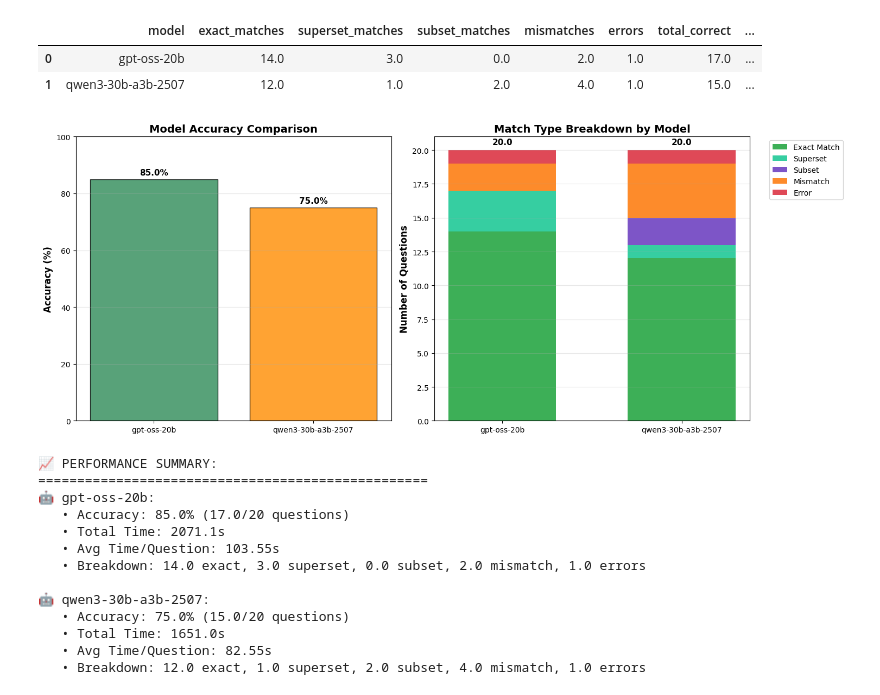
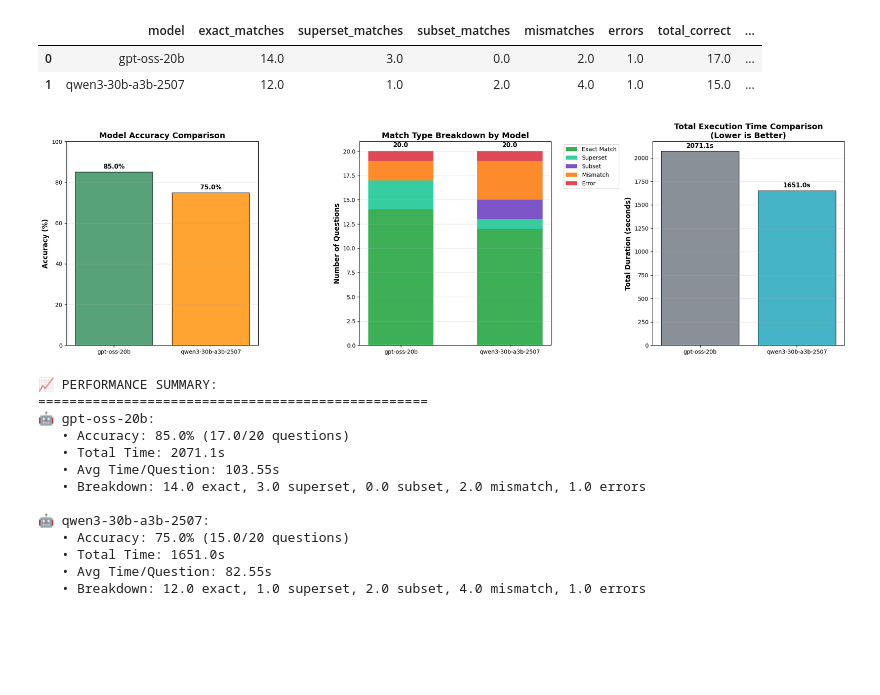
Before and after one commit to djouallah/semantic_sql_testing, a Jupyter notebook: SLM_SQL_test.ipynb, the cells around one changed output. Saved outputs shown, nothing was run; the diff lists cells and outputs as text; code cells hidden in the pictures; blank space fills up the shorter version.

```diff
--- a/SLM_SQL_test.ipynb
+++ b/SLM_SQL_test.ipynb
@@ -434,7 +434,7 @@ import matplotlib.pyplot as plt
 import numpy as np
 
 # Create a comprehensive bar chart showing model performance
-fig, (ax1, ax2) = plt.subplots(1, 2, figsize=(15, 6))
+fig, (ax1, ax2, ax3) = plt.subplots(1, 3, figsize=(20, 6))
 
 # Chart 1: Accuracy and Performance Metrics
 models = comparison_table['model'].tolist()
@@ -471,34 +471,46 @@ p2 = ax2.bar(x, superset, width, bottom=exact, label='Superset', color='#20c997'
 p3 = ax2.bar(x, subset, width, bottom=np.array(exact) + np.array(superset), label='Subset', color='#6f42c1', alpha=0.9)
 p4 = ax2.bar(x, mismatch, width, bottom=np.array(exact) + np.array(superset) + np.array(subset), label='Mismatch', color='#fd7e14', alpha=0.9)
 p5 = ax2.bar(x, errors, width, bottom=np.array(exact) + np.array(superset) + np.array(subset) + np.array(mismatch), label='Error', color='#dc3545', alpha=0.9)
 
 ax2.set_ylabel('Number of Questions', fontsize=12, fontweight='bold')
 ax2.set_title('Match Type Breakdown by Model', fontsize=14, fontweight='bold')
 ax2.set_xticks(x)
 ax2.set_xticklabels(models)
 ax2.legend(bbox_to_anchor=(1.05, 1), loc='upper left')
 ax2.grid(axis='y', alpha=0.3)
 
 # Add total values on top of stacked bars
 for i, model in enumerate(models):
     total = exact[i] + superset[i] + subset[i] + mismatch[i] + errors[i]
     ax2.text(i, total + 0.3, f'{total}', ha='center', va='bottom', fontweight='bold', fontsize=11)
 
+# Chart 3: Total Duration Comparison
+bars3 = ax3.bar(models, total_time, color=['#6c757d', '#17a2b8'], alpha=0.8, edgecolor='black', linewidth=1)
+ax3.set_ylabel('Total Duration (seconds)', fontsize=12, fontweight='bold')
+ax3.set_title('Total Execution Time Comparison\n(Lower is Better)', fontsize=14, fontweight='bold')
+ax3.grid(axis='y', alpha=0.3)
+
+# Add duration values on top of bars
+for bar, duration in zip(bars3, total_time):
+    height = bar.get_height()
+    ax3.text(bar.get_x() + bar.get_width()/2., height + max(total_time) * 0.01,
+             f'{duration}s', ha='center', va='bottom', fontweight='bold', fontsize=11)
+
 plt.tight_layout()
 plt.show()
 
 # Print summary statistics
 print("\n📈 PERFORMANCE SUMMARY:")
 print("=" * 50)
 for i, model in enumerate(models):
     print(f"🤖 {model}:")
     print(f"   • Accuracy: {accuracy[i]}% ({comparison_table.iloc[i]['total_correct']}/20 questions)")
     print(f"   • Total Time: {total_time[i]}s")
     print(f"   • Avg Time/Question: {avg_time[i]}s")
     print(f"   • Breakdown: {exact[i]} exact, {superset[i]} superset, {subset[i]} subset, {mismatch[i]} mismatch, {errors[i]} errors")
     print()
 # %% [output]
-[figure, old version]
+[figure, new version]
 📈 PERFORMANCE SUMMARY:
 ==================================================
 🤖 gpt-oss-20b:
```
Also changed, not shown: parts of 1 cell of this notebook.
